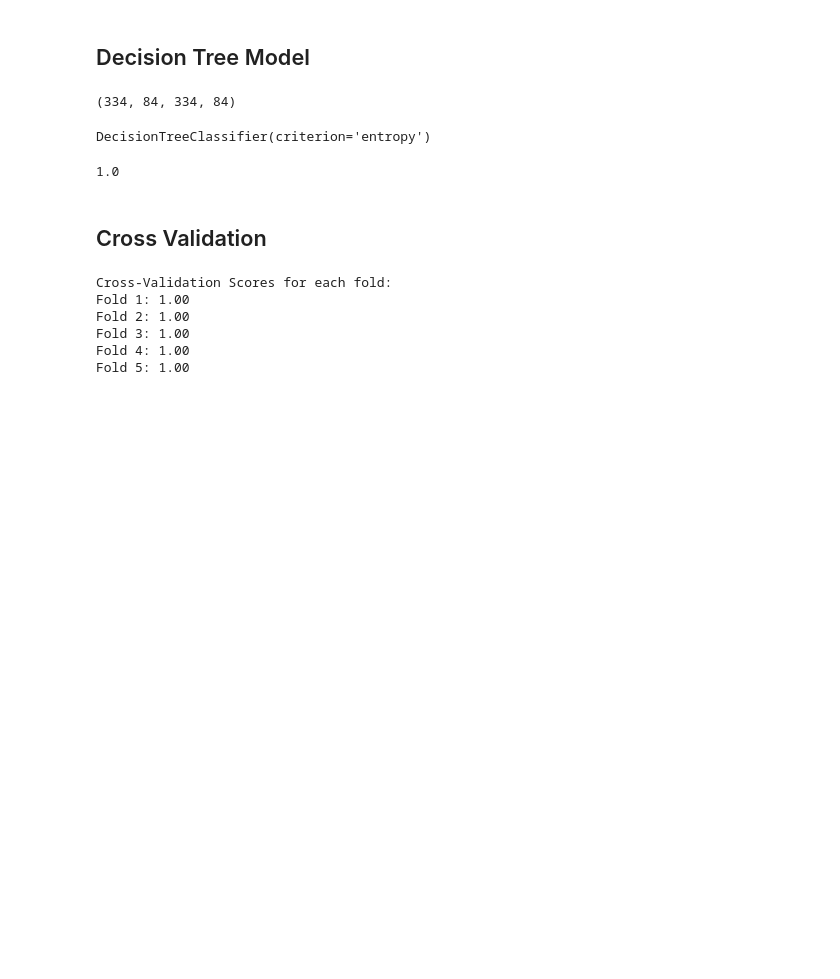
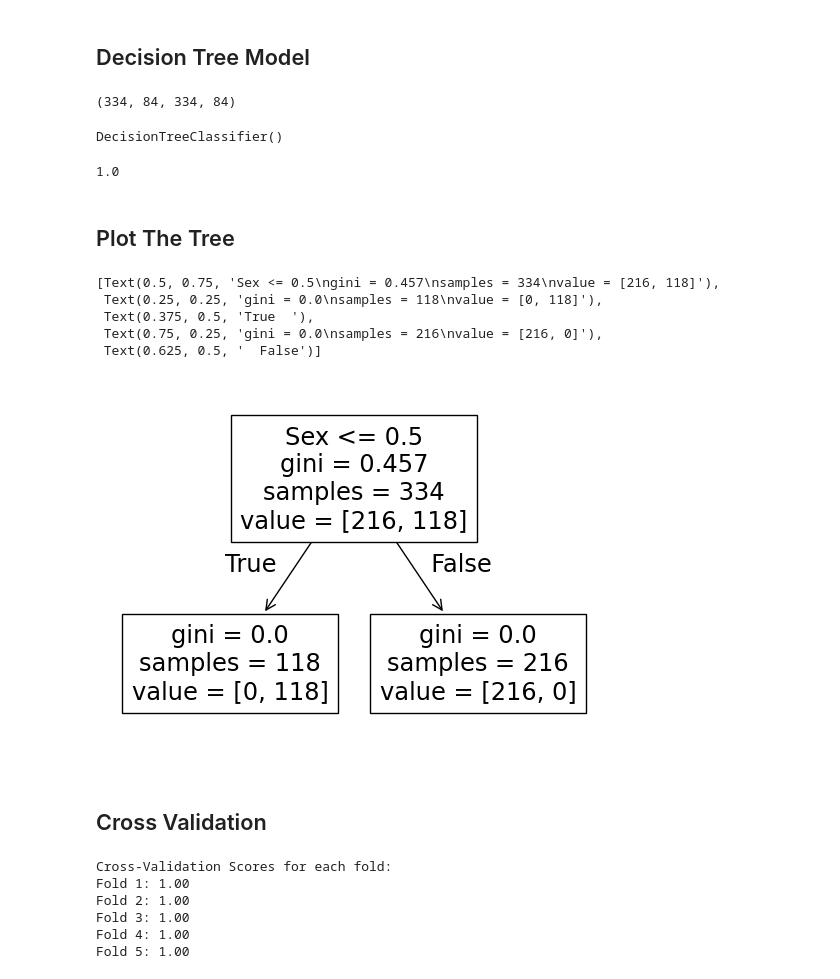
Before and after one commit to zakariaelaoufi/ML-Algorithms, a Jupyter notebook: DecisionTree.ipynb, the cells around one changed output. Drawn from its saved outputs; the diff is of its cells as text; code cells hidden in the pictures; blank space fills up the shorter version.

Commit message:
Decision Tree plot

```diff
--- a/DecisionTree.ipynb
+++ b/DecisionTree.ipynb
@@ -126,7 +127,7 @@ en_titanic
 from sklearn.model_selection import train_test_split
 from sklearn.tree import DecisionTreeClassifier
 
-DTree = DecisionTreeClassifier(criterion='entropy')
+DTree = DecisionTreeClassifier()
 # %%
 X = en_titanic.drop('Survived', axis=1)
 y = en_titanic['Survived']
@@ -139,11 +140,24 @@ len(X_train), len(X_test), len(y_train), len(y_test)
 # %%
 DTree.fit(X_train, y_train)
 # %% [output]
-DecisionTreeClassifier(criterion='entropy')
+DecisionTreeClassifier()
 # %%
 DTree.score(X_test, y_test)
 # %% [output]
 1.0
+# %% [markdown]
+## Plot The Tree
+# %%
+from sklearn.tree import plot_tree
+
+plot_tree(DTree, feature_names = X.columns)
+# %% [output]
+[Text(0.5, 0.75, 'Sex <= 0.5\ngini = 0.457\nsamples = 334\nvalue = [216, 118]'),
+ Text(0.25, 0.25, 'gini = 0.0\nsamples = 118\nvalue = [0, 118]'),
+ Text(0.375, 0.5, 'True  '),
+ Text(0.75, 0.25, 'gini = 0.0\nsamples = 216\nvalue = [216, 0]'),
+ Text(0.625, 0.5, '  False')]
+[figure, added]
 # %% [markdown]
 ## Cross Validation
 # %%
```
Also changed, not shown: parts of 2 cells of this notebook, 1 other file.
